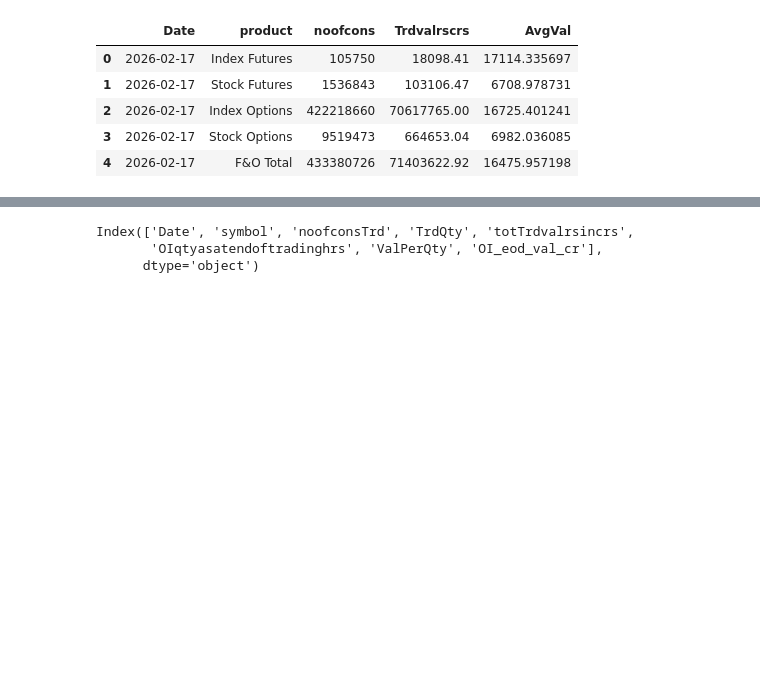
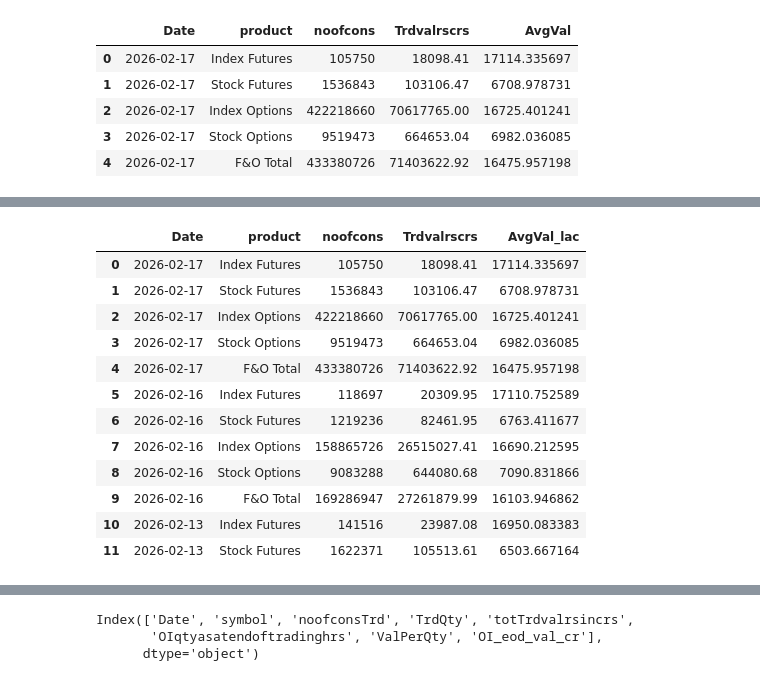
Before and after one commit to shailsun28/stockshortlisting, a Jupyter notebook: Untitled1.ipynb, the cells around one changed output, grey strips where cells are left out. Saved outputs shown, nothing was run; the diff lists cells and outputs as text; code cells hidden in the pictures; blank space fills up the shorter version.

```diff
--- a/Untitled1.ipynb
+++ b/Untitled1.ipynb
@@ -576,6 +576,22 @@ fuidx.head(16)
 | 13 | 2026-02-13 | NIFTYNXT50 | 68922.547 | 581 | 14525 | 20000 | 100.11 | ... |
 | 14 | 2026-02-13 | NIFTY | 25631.411 | 105126 | 6833190 | 18266560 | 17514.43 | ... |
 | 15 | 2026-02-13 | MIDCPNIFTY | 13681.158 | 7027 | 843240 | 2258160 | 1153.65 | ... |
+# %%
+fno.head(12)
+# %% [output]
+|  | Date | product | noofcons | Trdvalrscrs | AvgVal_lac |
+| 0 | 2026-02-17 | Index Futures | 105750 | 18098.41 | 17114.335697 |
+| 1 | 2026-02-17 | Stock Futures | 1536843 | 103106.47 | 6708.978731 |
+| 2 | 2026-02-17 | Index Options | 422218660 | 70617765.00 | 16725.401241 |
+| 3 | 2026-02-17 | Stock Options | 9519473 | 664653.04 | 6982.036085 |
+| 4 | 2026-02-17 | F&O Total | 433380726 | 71403622.92 | 16475.957198 |
+| 5 | 2026-02-16 | Index Futures | 118697 | 20309.95 | 17110.752589 |
+| 6 | 2026-02-16 | Stock Futures | 1219236 | 82461.95 | 6763.411677 |
+| 7 | 2026-02-16 | Index Options | 158865726 | 26515027.41 | 16690.212595 |
+| 8 | 2026-02-16 | Stock Options | 9083288 | 644080.68 | 7090.831866 |
+| 9 | 2026-02-16 | F&O Total | 169286947 | 27261879.99 | 16103.946862 |
+| 10 | 2026-02-13 | Index Futures | 141516 | 23987.08 | 16950.083383 |
+| 11 | 2026-02-13 | Stock Futures | 1622371 | 105513.61 | 6503.667164 |
 # %%
 # --- Build TOTAL rows for fuidx ---
 totals = fuidx.groupby("Date", as_index=False)[
```
Also changed, not shown: parts of 6 cells of this notebook.
